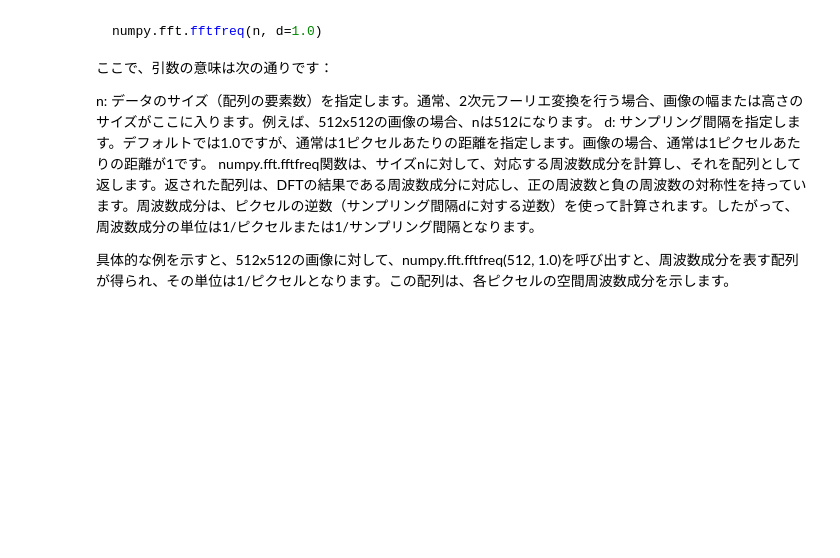
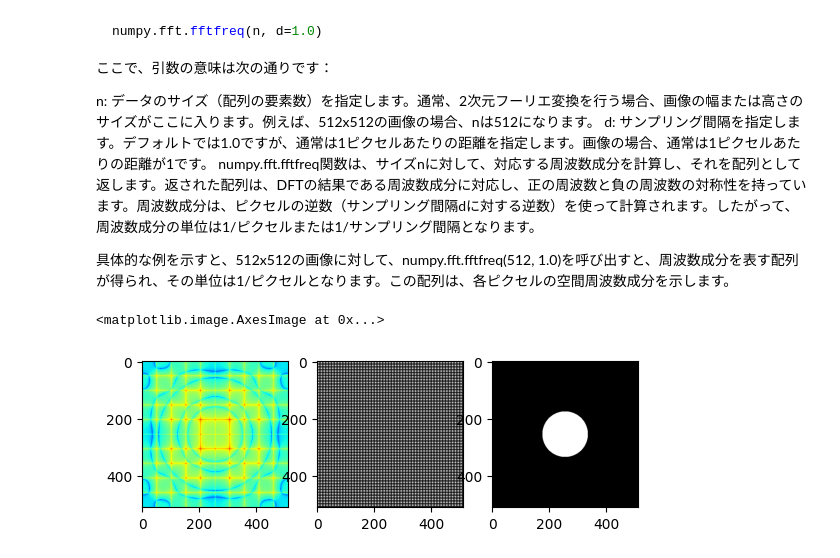
Before and after one commit to yumekasa5/Pyhton, a Jupyter notebook: jupyter/imageproc/fft.ipynb, the cells around one changed output. Cells and saved outputs as stored; diff of their text form; code cells hidden in the pictures; blank space fills up the shorter version.

```diff
--- a/jupyter/imageproc/fft.ipynb
+++ b/jupyter/imageproc/fft.ipynb
@@ -247,3 +247,30 @@ d: サンプリング間隔を指定します。デフォルトでは1.0です
 numpy.fft.fftfreq関数は、サイズnに対して、対応する周波数成分を計算し、それを配列として返します。返された配列は、DFTの結果である周波数成分に対応し、正の周波数と負の周波数の対称性を持っています。周波数成分は、ピクセルの逆数（サンプリング間隔dに対する逆数）を使って計算されます。したがって、周波数成分の単位は1/ピクセルまたは1/サンプリング間隔となります。
 
 具体的な例を示すと、512x512の画像に対して、numpy.fft.fftfreq(512, 1.0)を呼び出すと、周波数成分を表す配列が得られ、その単位は1/ピクセルとなります。この配列は、各ピクセルの空間周波数成分を示します。
+# %%
+path = 'CH_sample.png'
+# path = 'CH_sample_with_noise.png'
+img = cv2.imread(path, cv2.IMREAD_ANYDEPTH)
+fimg = np.fft.fft2(img)
+fimg = np.fft.fftshift(fimg)
+spectrum = 20*np.log10(abs(fimg))
+rows, cols = img.shape
+center = (rows//2, cols//2)
+radius = 80
+mask = np.zeros([rows, cols])
+for i in range(rows):
+    for j in range(cols):
+        if (i - center[0])**2+(j - center[1])**2 < radius**2:
+            mask[i][j] = 1
+fimg_ = fimg*mask
+fimg_ = np.fft.fftshift(fimg_)
+inv = np.fft.ifft2(fimg_).real
+
+
+fig, ax = plt.subplots(1, 3)
+ax[0].imshow(spectrum, cmap='jet')
+ax[1].imshow(inv, cmap='gray')
+ax[2].imshow(mask, cmap='gray')
+# %% [output]
+<matplotlib.image.AxesImage at 0x...>
+[figure, added]
```
